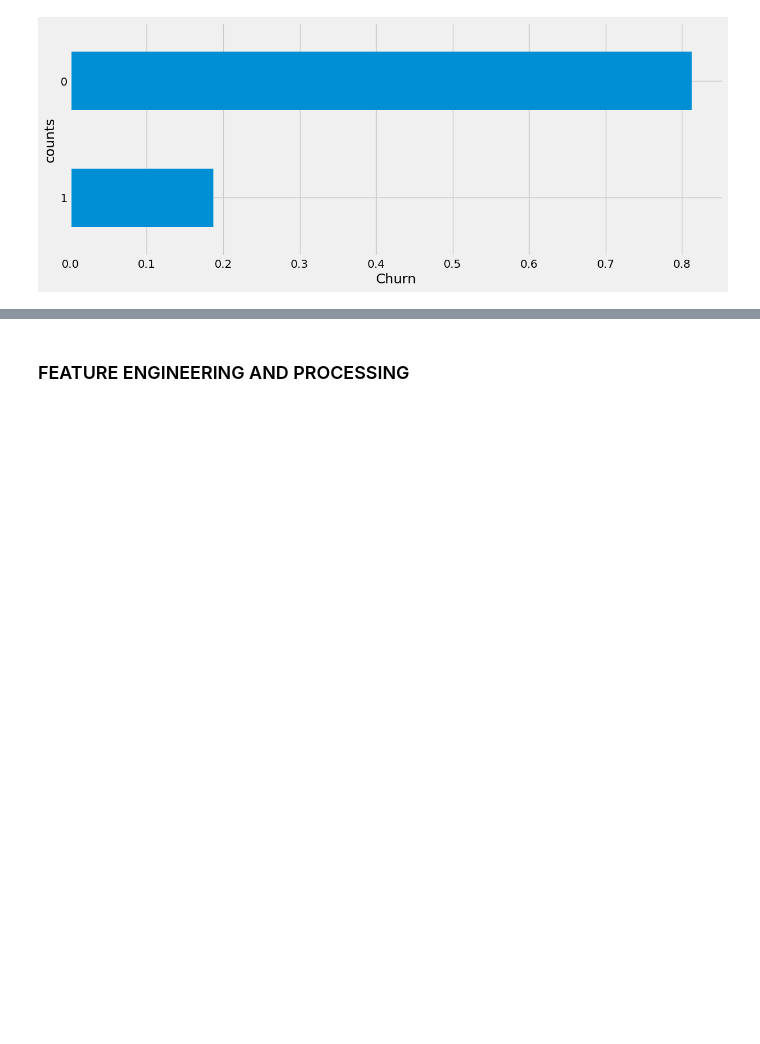
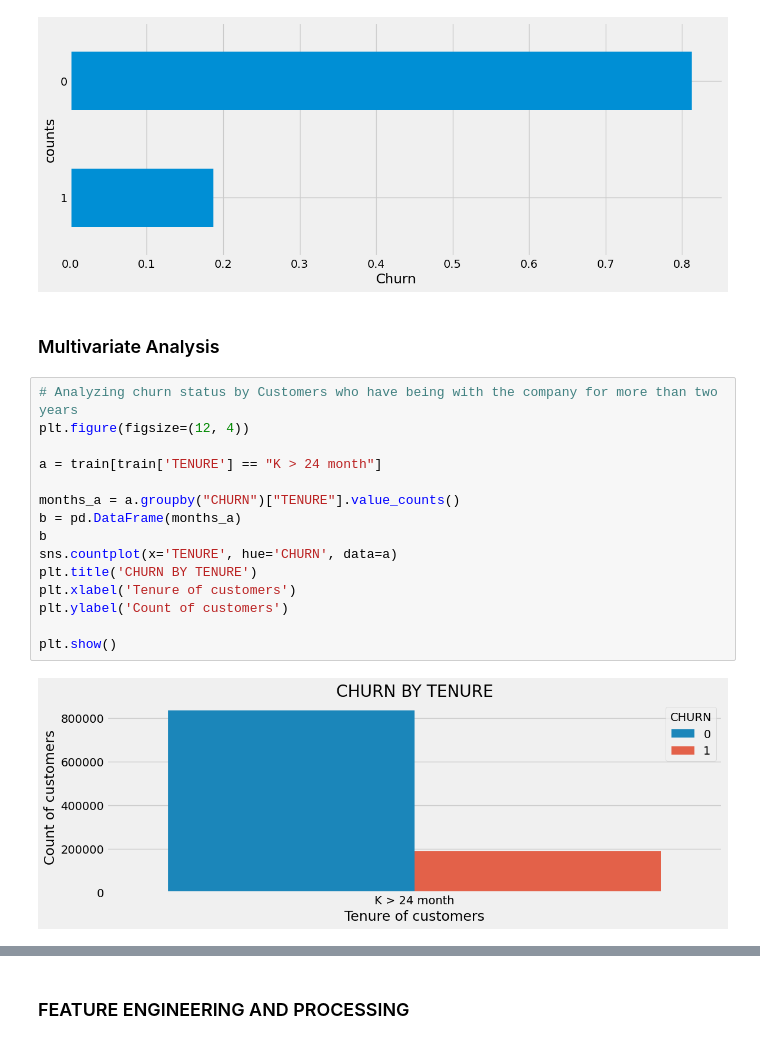
Before and after one commit to elvis-darko/Team_Zurich_Capstone_Project, a Jupyter notebook: Assets/dev/customer_churn_predict_TeamZurich.ipynb, the cells around one changed output, grey strips where cells are left out. Cells and saved outputs as stored; diff of their text form; blank space fills up the shorter version.

```diff
--- a/Assets/dev/customer_churn_predict_TeamZurich.ipynb
+++ b/Assets/dev/customer_churn_predict_TeamZurich.ipynb
@@ -367,3 +367,22 @@ plt.xlabel('Churn')
 Name: CHURN, dtype: int64
 Text(0.5, 0, 'Churn')
 [figure]
+# %% [markdown]
+### Multivariate Analysis
+# %%
+# Analyzing churn status by Customers who have being with the company for more than two years
+plt.figure(figsize=(12, 4))
+
+a = train[train['TENURE'] == "K > 24 month"]
+
+months_a = a.groupby("CHURN")["TENURE"].value_counts()
+b = pd.DataFrame(months_a)
+b
+sns.countplot(x='TENURE', hue='CHURN', data=a)
+plt.title('CHURN BY TENURE')
+plt.xlabel('Tenure of customers')
+plt.ylabel('Count of customers')
+
+plt.show()
+# %% [output]
+[figure, added]
```
Also changed, not shown: parts of 2 cells of this notebook.
